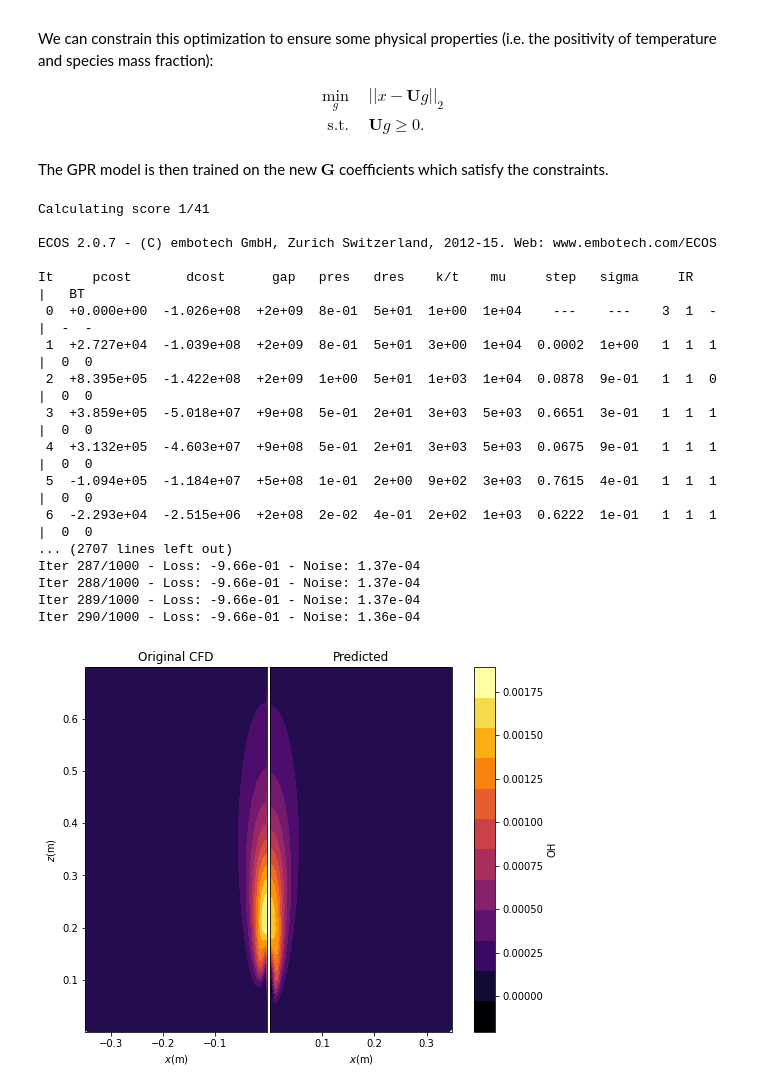
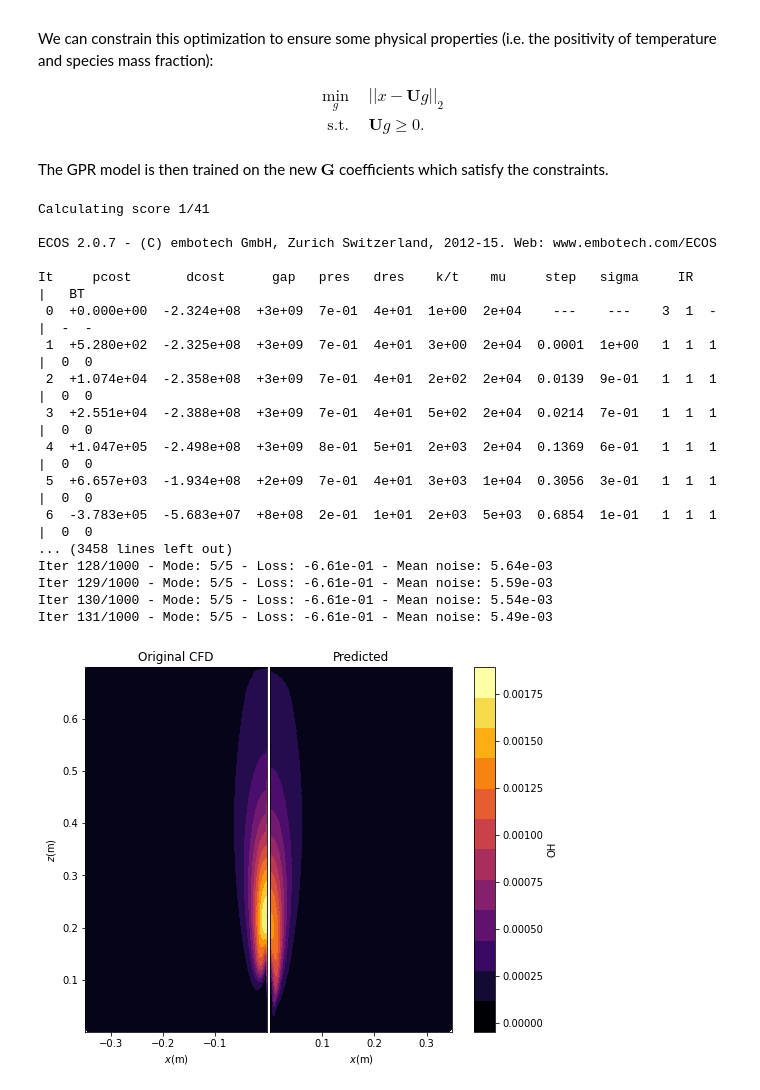
Before and after one commit to burn-research/OpenMEASURE, a Jupyter notebook: docs/gpr_doc.ipynb, the cells around one changed output. Drawn from its saved outputs; the diff is of its cells as text; code cells hidden in the pictures.

```diff
--- a/docs/gpr_doc.ipynb
+++ b/docs/gpr_doc.ipynb
@@ -312,33 +395,37 @@ We can constrain this optimization to ensure some physical properties (i.e. the
 
 The GPR model is then trained on the new $\mathbf{G}$ coefficients which satisfy the constraints.
 # %%
-Gp, Sigmap = gpr.fit_predict(P_test, decomp_type='CPOD', verbose=True)
+n_modes = 5
+
+gpr = GPR(X_train, n_features, xyz, P_train)
+models, likelihoods = gpr.fit(select_modes='number', n_modes=n_modes, decomp_type='CPOD', verbose=True)
+Gp, Sigmap = gpr.predict(P_test)
+
 Xp = gpr.reconstruct(Gp)
 
-# Select the feature to plot
 str_ind = 'OH'
 ind = features.index(str_ind)
 
 x_test = X_test[ind*n_cells:(ind+1)*n_cells,3]
 xp_test = Xp[ind*n_cells:(ind+1)*n_cells, 3]
 
 plot_contours_tri(xz[:,0], xz[:,1], [x_test, xp_test], cbar_label=str_ind)
 # %% [output]
 Calculating score 1/41
 
 ECOS 2.0.7 - (C) embotech GmbH, Zurich Switzerland, 2012-15. Web: www.embotech.com/ECOS
 
 It     pcost       dcost      gap   pres   dres    k/t    mu     step   sigma     IR    |   BT
- 0  +0.000e+00  -1.026e+08  +2e+09  8e-01  5e+01  1e+00  1e+04    ---    ---    3  1  - |  -  -
- 1  +2.727e+04  -1.039e+08  +2e+09  8e-01  5e+01  3e+00  1e+04  0.0002  1e+00   1  1  1 |  0  0
- 2  +8.395e+05  -1.422e+08  +2e+09  1e+00  5e+01  1e+03  1e+04  0.0878  9e-01   1  1  0 |  0  0
- 3  +3.859e+05  -5.018e+07  +9e+08  5e-01  2e+01  3e+03  5e+03  0.6651  3e-01   1  1  1 |  0  0
- 4  +3.132e+05  -4.603e+07  +9e+08  5e-01  2e+01  3e+03  5e+03  0.0675  9e-01   1  1  1 |  0  0
- 5  -1.094e+05  -1.184e+07  +5e+08  1e-01  2e+00  9e+02  3e+03  0.7615  4e-01   1  1  1 |  0  0
- 6  -2.293e+04  -2.515e+06  +2e+08  2e-02  4e-01  2e+02  1e+03  0.6222  1e-01   1  1  1 |  0  0
-... (2707 lines left out)
-Iter 287/1000 - Loss: -9.66e-01 - Noise: 1.37e-04
-Iter 288/1000 - Loss: -9.66e-01 - Noise: 1.37e-04
-Iter 289/1000 - Loss: -9.66e-01 - Noise: 1.37e-04
-Iter 290/1000 - Loss: -9.66e-01 - Noise: 1.36e-04
+ 0  +0.000e+00  -2.324e+08  +3e+09  7e-01  4e+01  1e+00  2e+04    ---    ---    3  1  - |  -  -
+ 1  +5.280e+02  -2.325e+08  +3e+09  7e-01  4e+01  3e+00  2e+04  0.0001  1e+00   1  1  1 |  0  0
+ 2  +1.074e+04  -2.358e+08  +3e+09  7e-01  4e+01  2e+02  2e+04  0.0139  9e-01   1  1  1 |  0  0
+ 3  +2.551e+04  -2.388e+08  +3e+09  7e-01  4e+01  5e+02  2e+04  0.0214  7e-01   1  1  1 |  0  0
+ 4  +1.047e+05  -2.498e+08  +3e+09  8e-01  5e+01  2e+03  2e+04  0.1369  6e-01   1  1  1 |  0  0
+ 5  +6.657e+03  -1.934e+08  +2e+09  7e-01  4e+01  3e+03  1e+04  0.3056  3e-01   1  1  1 |  0  0
+ 6  -3.783e+05  -5.683e+07  +8e+08  2e-01  1e+01  2e+03  5e+03  0.6854  1e-01   1  1  1 |  0  0
+... (3458 lines left out)
+Iter 128/1000 - Mode: 5/5 - Loss: -6.61e-01 - Mean noise: 5.64e-03
+Iter 129/1000 - Mode: 5/5 - Loss: -6.61e-01 - Mean noise: 5.59e-03
+Iter 130/1000 - Mode: 5/5 - Loss: -6.61e-01 - Mean noise: 5.54e-03
+Iter 131/1000 - Mode: 5/5 - Loss: -6.61e-01 - Mean noise: 5.49e-03
-[figure, old version]
+[figure, new version]
```
Also changed, not shown: parts of 8 cells of this notebook, 2 other files.
